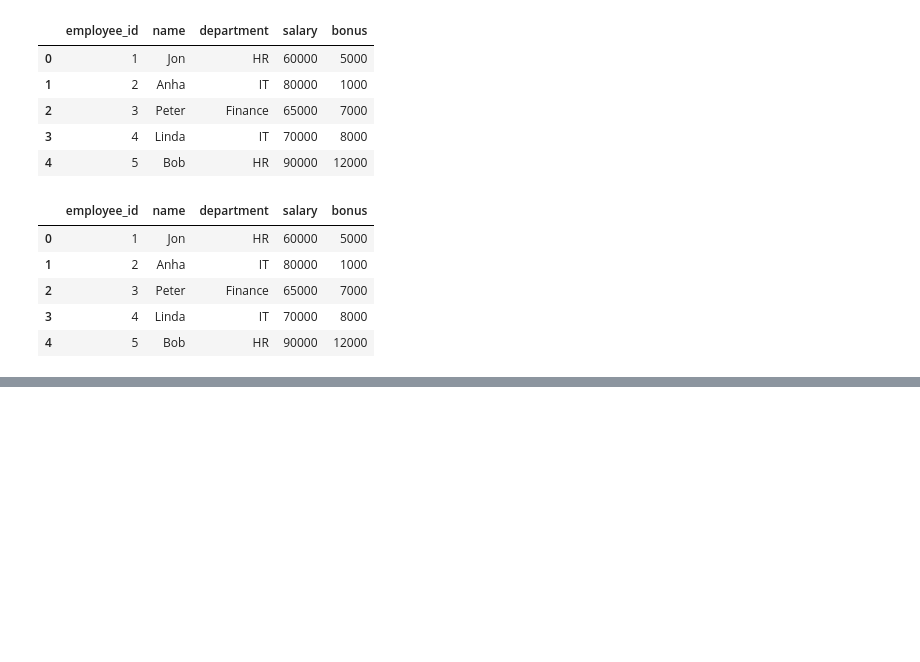
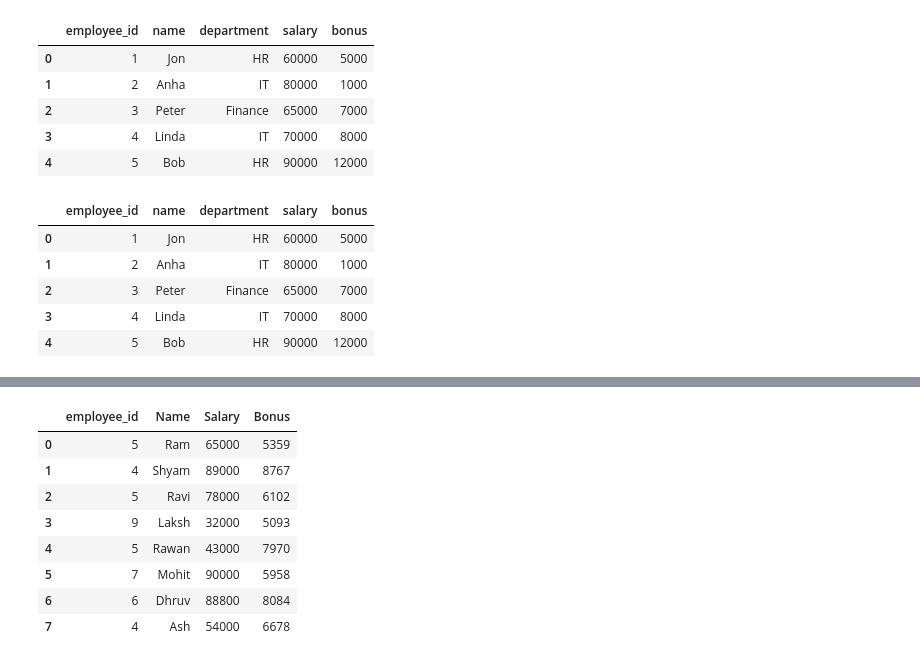
Before and after one commit to dhruvjoshi07/Data_Analysis_Notebook, a Jupyter notebook: pylibrary/pandas.ipynb, the cells around one changed output, grey strips where cells are left out. Saved outputs shown, nothing was run; the diff lists cells and outputs as text; code cells hidden in the pictures; blank space fills up the shorter version.

```diff
--- a/pylibrary/pandas.ipynb
+++ b/pylibrary/pandas.ipynb
@@ -436,0 +437,3 @@ NameError: name 'nan' is not defined
+# %%
+ar=np.random.randint(1,11,8)
+ar
@@ -436,0 +442,6 @@ NameError: name 'nan' is not defined
+# %%
+ar1=pd.DataFrame({
+    'employee_id':[ar[0],ar[1],ar[2],ar[3],ar[4],ar[5],ar[6],ar[7]],
+    'Name':['Ram','Shyam','Ravi','Laksh','Rawan','Mohit','Dhruv','Ash'],
+    'Salary':[65000,89000,78000,32000,43000,90000,88800,54000],})
+ar1
@@ -436,0 +458,9 @@ NameError: name 'nan' is not defined
+# %%
+r_b=np.random.randint(5000,10000,8)
+bonus=pd.DataFrame(
+    {
+    'Bonus':r_b,
+    'Name':['Ram','Shyam','Ravi','Laksh','Rawan','Mohit','Dhruv','Ash']
+     }
+)
+bonus
@@ -436,0 +477,12 @@ NameError: name 'nan' is not defined
+# %%
+pd.merge(ar1,bonus,on='Name',how='inner')
+# %% [output]
+|  | employee_id | Name | Salary | Bonus |
+| 0 | 5 | Ram | 65000 | 5359 |
+| 1 | 4 | Shyam | 89000 | 8767 |
+| 2 | 5 | Ravi | 78000 | 6102 |
+| 3 | 9 | Laksh | 32000 | 5093 |
+| 4 | 5 | Rawan | 43000 | 7970 |
+| 5 | 7 | Mohit | 90000 | 5958 |
+| 6 | 6 | Dhruv | 88800 | 8084 |
+| 7 | 4 | Ash | 54000 | 6678 |
```
Also changed, not shown: parts of 4 cells of this notebook.
